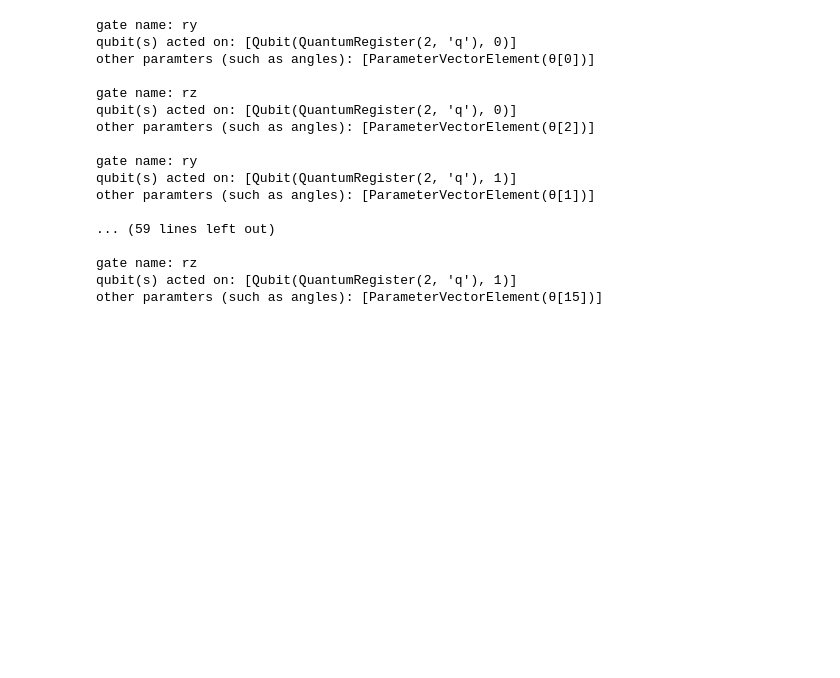
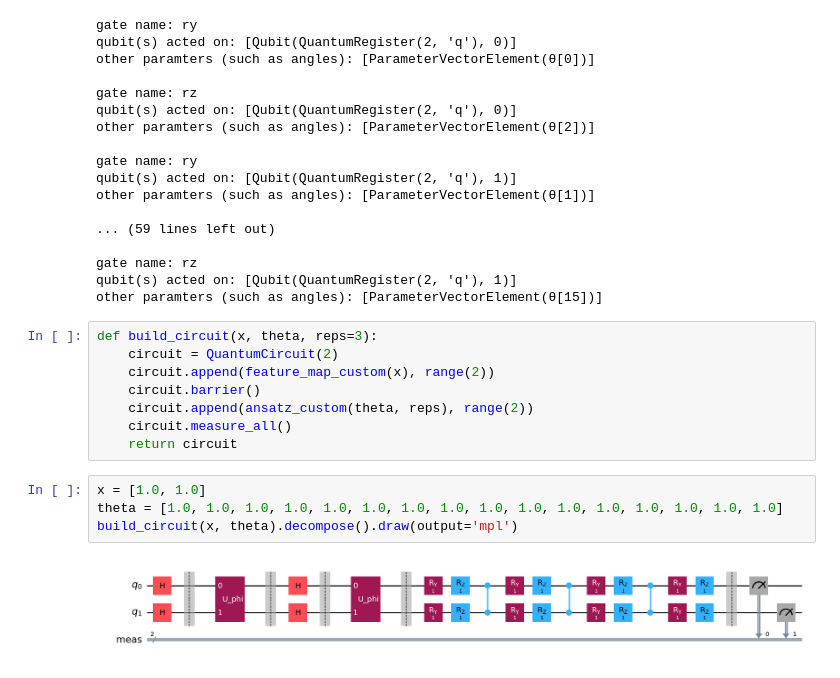
Before and after one commit to mtv47/bachelor-project, a Jupyter notebook: project.ipynb, the cells around one changed output. Saved outputs shown, nothing was run; the diff lists cells and outputs as text; blank space fills up the shorter version.

```diff
--- a/project.ipynb
+++ b/project.ipynb
@@ -203,3 +206,17 @@ other paramters (such as angles): [ParameterVectorElement(θ[1])]
 gate name: rz
 qubit(s) acted on: [Qubit(QuantumRegister(2, 'q'), 1)]
 other paramters (such as angles): [ParameterVectorElement(θ[15])]
+# %%
+def build_circuit(x, theta, reps=3):
+    circuit = QuantumCircuit(2)
+    circuit.append(feature_map_custom(x), range(2))
+    circuit.barrier()
+    circuit.append(ansatz_custom(theta, reps), range(2))
+    circuit.measure_all()
+    return circuit
+# %%
+x = [1.0, 1.0]
+theta = [1.0, 1.0, 1.0, 1.0, 1.0, 1.0, 1.0, 1.0, 1.0, 1.0, 1.0, 1.0, 1.0, 1.0, 1.0, 1.0]
+build_circuit(x, theta).decompose().draw(output='mpl')
+# %% [output]
+[figure, added]
```
Also changed, not shown: parts of 9 cells of this notebook, 1 other file.
